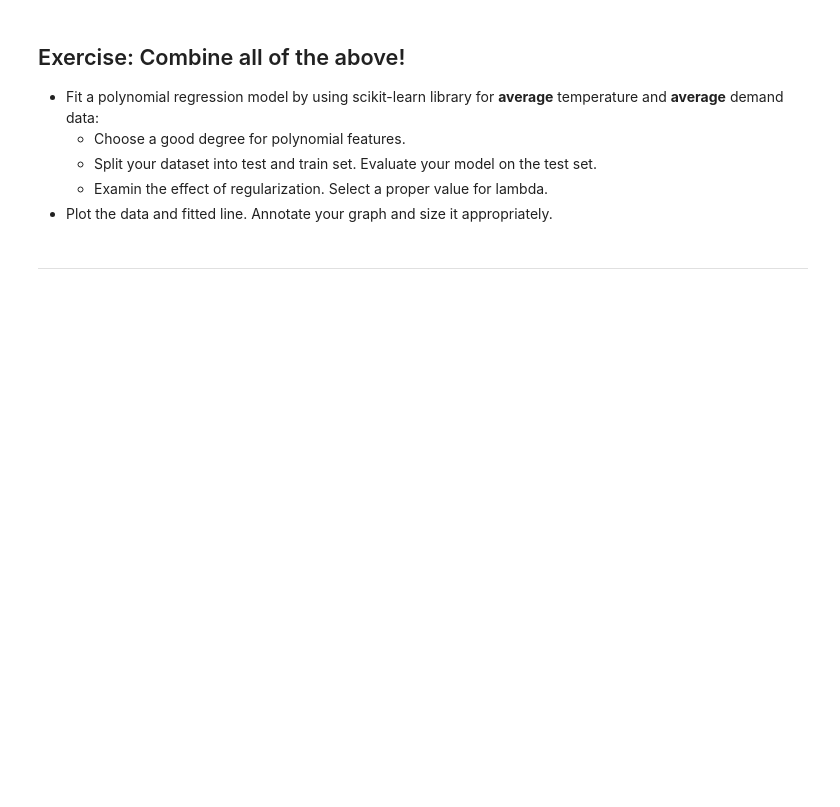
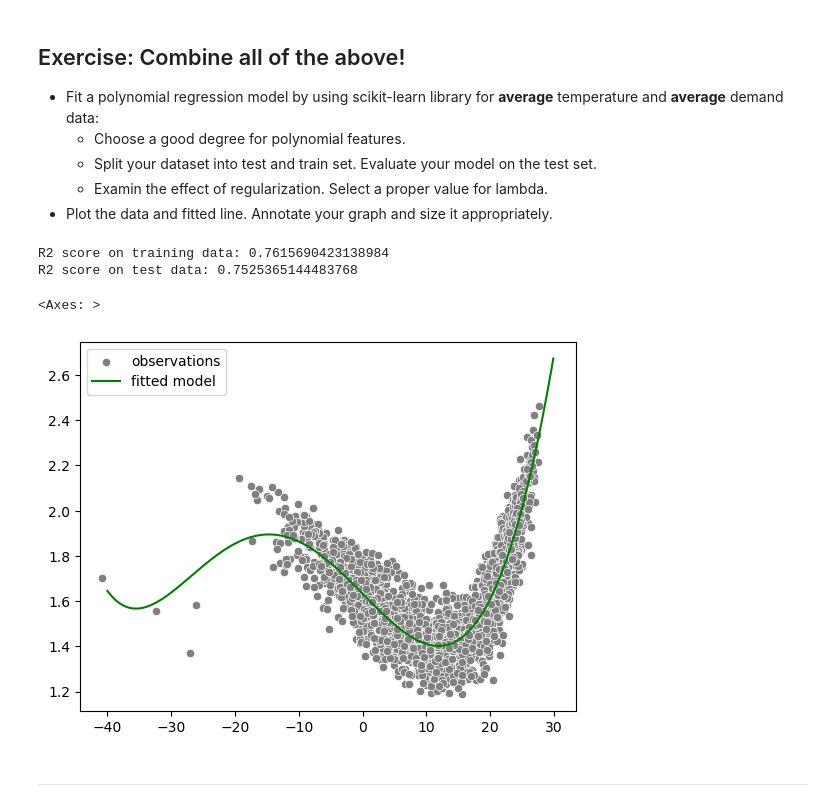
Before and after one commit to IS3UniCologne/AA_2023, a Jupyter notebook: Workshop_05/AA_WS_05_Polynomial_Regression.ipynb, the cells around one changed output. Saved outputs shown, nothing was run; the diff lists cells and outputs as text; code cells hidden in the pictures; blank space fills up the shorter version.

```diff
--- a/Workshop_05/AA_WS_05_Polynomial_Regression_pre.ipynb
+++ b/Workshop_05/AA_WS_05_Polynomial_Regression.ipynb
@@ -678,5 +678,58 @@ This plot suggests that regularization parameters between $10^{-2}$ and $10^1$ a
     - Split your dataset into test and train set. Evaluate your model on the test set.
     - Examin the effect of regularization. Select a proper value for lambda.
 - Plot the data and fitted line. Annotate your graph and size it appropriately.
+# %%
+from sklearn.linear_model import Ridge
+from sklearn.preprocessing import PolynomialFeatures
+from sklearn.model_selection import train_test_split
+from sklearn.pipeline import Pipeline
+from sklearn.metrics import r2_score
+
+import seaborn as sns
+
+# config
+D = 5 # degree of polynomials
+ALPHA = 0.2 # alpha (in lecture: lambda) for regularization penalty
+
+X = df['Avg_temp'].values
+y = df['AVG'].values
+
+X_train, X_test, y_train, y_test = train_test_split(X, y, test_size = 0.3)
+# reshape
+X_train, X_test = X_train.reshape(-1,1), X_test.reshape(-1,1)
+
+# compose pipeline
+pipeline = Pipeline([
+    ('polynomials', PolynomialFeatures(degree = D)),
+    ('ridge', Ridge(alpha = ALPHA))
+])
+
+# run both sets through the pipeline
+pipeline.fit(X_train, y_train)
+
+# predict train set for r^2 metric
+pred = pipeline.predict(X_train)
+# predict test set
+test_pred = pipeline.predict(X_test)
+
+# report R^2 score (goodness of fit)
+print(f'R2 score on training data: {r2_score(y_train, pred)}')
+print(f'R2 score on test data: {r2_score(y_test, test_pred)}')
+
+
+# plot
+fig, ax = plt.subplots()
+
+# predict curve for plotting
+x_plot = np.arange(-40, 30, 0.1)
+y_plot = pipeline.predict(x_plot.reshape(-1,1))
+
+sns.scatterplot(x=X, y=y, color = 'grey', label = 'observations', ax=ax)
+sns.lineplot(x=x_plot, y=y_plot, color = 'green', label = 'fitted model', ax=ax)
+# %% [output]
+R2 score on training data: 0.7615690423138984
+R2 score on test data: 0.7525365144483768
+<Axes: >
+[figure, added]
 # %% [markdown]
 ---
```
